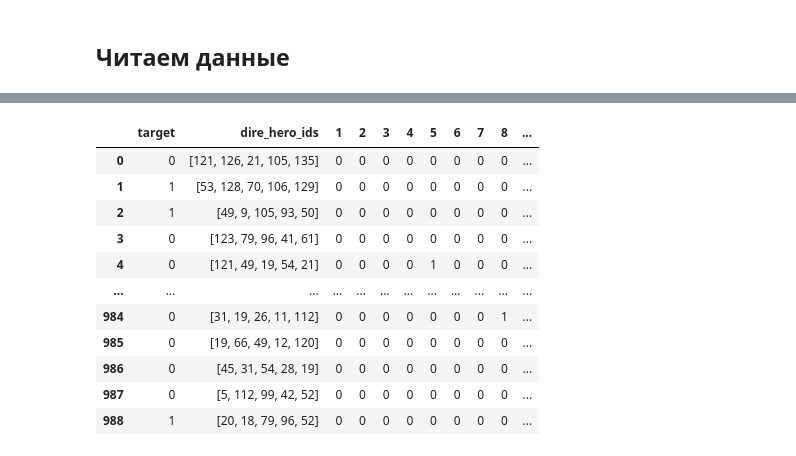
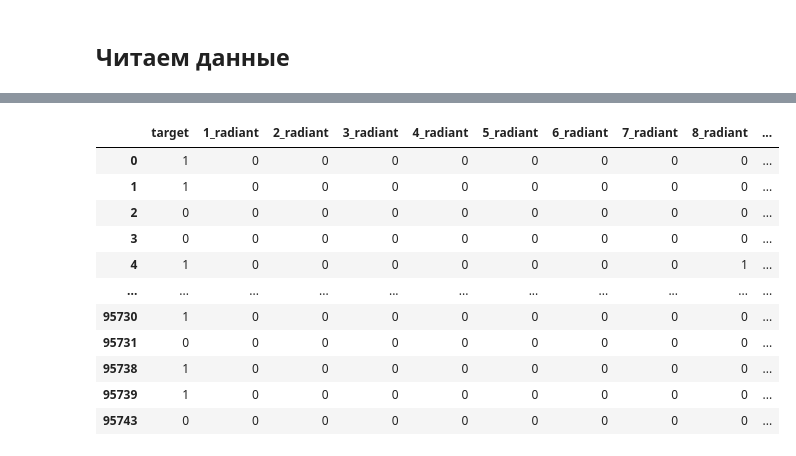
Before and after one commit to LeDron12/SmartDota, a Jupyter notebook: src/experiments/ids_only/ids_only.ipynb, the cells around one changed output, grey strips where cells are left out. Cells and saved outputs as stored; diff of their text form; code cells hidden in the pictures.

```diff
--- a/src/experiments/ids_only/ids_only.ipynb
+++ b/src/experiments/ids_only/ids_only.ipynb
@@ -47,0 +67,10 @@ None
+# %%
+df_train_val = pd.DataFrame()
+
+df_train_val['target'] = [1 if match.radiant_win else 0 for match in train_data]
+df_train_val['radiant_hero_ids'] = [match.radiant_team for match in train_data]
+df_train_val['dire_hero_ids'] = [match.dire_team for match in train_data]
+
+df_train_val.dropna(inplace=True)
+display(df_train_val.sample(5))
+df_train_val.groupby('target')['target'].count()
@@ -70,8 +135,0 @@ len(targets)
-# %%
-df = pd.DataFrame()
-df['target'] = targets
-df['radiant_hero_ids'] = radiants
-df['dire_hero_ids'] = dires
-
-display(df.sample(10))
-df.groupby('target')['target'].count()
@@ -98,39 +136,46 @@ Name: target, dtype: int64
 # %%
 from sklearn.preprocessing import MultiLabelBinarizer
 
 mlb = MultiLabelBinarizer(sparse_output=True)
 
-df1 = df.join(
-        pd.DataFrame.sparse.from_spmatrix(
-            mlb.fit_transform(df.pop('radiant_hero_ids')),
-            index=df.index,
-            columns=mlb.classes_
+def make_hero_onehot(df):
+    df1 = df.join(
+            pd.DataFrame.sparse.from_spmatrix(
+                mlb.fit_transform(df.pop('radiant_hero_ids')),
+                index=df.index,
+                columns=mlb.classes_
+            )
         )
-    )
-display(df1)
+    # display(df1)
 
+    df2 = df1.join(
+            pd.DataFrame.sparse.from_spmatrix(
+                mlb.fit_transform(df1.pop('dire_hero_ids')),
+                index=df1.index,
+                columns=mlb.classes_
+            ),
+            lsuffix='_radiant',
+            rsuffix='_dire'
+        )
+    # display(df2)
 
+    return df2
 
-df2 = df1.join(
-        pd.DataFrame.sparse.from_spmatrix(
-            mlb.fit_transform(df1.pop('dire_hero_ids')),
-            index=df1.index,
-            columns=mlb.classes_
-        ),
-        lsuffix='_radiant',
-        rsuffix='_dire'
-    )
-display(df2)
+df_train_val = make_hero_onehot(df_train_val).drop_duplicates()
+df_test = make_hero_onehot(df_test).drop_duplicates()
+
+display(df_train_val)
+display(df_test)
 # %% [output]
-|  | target | dire_hero_ids | 1 | 2 | 3 | 4 | 5 | 6 | 7 | 8 | ... |
-| 0 | 0 | [121, 126, 21, 105, 135] | 0 | 0 | 0 | 0 | 0 | 0 | 0 | 0 | ... |
-| 1 | 1 | [53, 128, 70, 106, 129] | 0 | 0 | 0 | 0 | 0 | 0 | 0 | 0 | ... |
-| 2 | 1 | [49, 9, 105, 93, 50] | 0 | 0 | 0 | 0 | 0 | 0 | 0 | 0 | ... |
-| 3 | 0 | [123, 79, 96, 41, 61] | 0 | 0 | 0 | 0 | 0 | 0 | 0 | 0 | ... |
-| 4 | 0 | [121, 49, 19, 54, 21] | 0 | 0 | 0 | 0 | 1 | 0 | 0 | 0 | ... |
-| ... | ... | ... | ... | ... | ... | ... | ... | ... | ... | ... | ... |
-| 984 | 0 | [31, 19, 26, 11, 112] | 0 | 0 | 0 | 0 | 0 | 0 | 0 | 1 | ... |
-| 985 | 0 | [19, 66, 49, 12, 120] | 0 | 0 | 0 | 0 | 0 | 0 | 0 | 0 | ... |
-| 986 | 0 | [45, 31, 54, 28, 19] | 0 | 0 | 0 | 0 | 0 | 0 | 0 | 0 | ... |
-| 987 | 0 | [5, 112, 99, 42, 52] | 0 | 0 | 0 | 0 | 0 | 0 | 0 | 0 | ... |
-| 988 | 1 | [20, 18, 79, 96, 52] | 0 | 0 | 0 | 0 | 0 | 0 | 0 | 0 | ... |
+|  | target | 1_radiant | 2_radiant | 3_radiant | 4_radiant | 5_radiant | 6_radiant | 7_radiant | 8_radiant | ... |
+| 0 | 1 | 0 | 0 | 0 | 0 | 0 | 0 | 0 | 0 | ... |
+| 1 | 1 | 0 | 0 | 0 | 0 | 0 | 0 | 0 | 0 | ... |
+| 2 | 0 | 0 | 0 | 0 | 0 | 0 | 0 | 0 | 0 | ... |
+| 3 | 0 | 0 | 0 | 0 | 0 | 0 | 0 | 0 | 0 | ... |
+| 4 | 1 | 0 | 0 | 0 | 0 | 0 | 0 | 0 | 1 | ... |
+| ... | ... | ... | ... | ... | ... | ... | ... | ... | ... | ... |
+| 95730 | 1 | 0 | 0 | 0 | 0 | 0 | 0 | 0 | 0 | ... |
+| 95731 | 0 | 0 | 0 | 0 | 0 | 0 | 0 | 0 | 0 | ... |
+| 95738 | 1 | 0 | 0 | 0 | 0 | 0 | 0 | 0 | 0 | ... |
+| 95739 | 1 | 0 | 0 | 0 | 0 | 0 | 0 | 0 | 0 | ... |
+| 95743 | 0 | 0 | 0 | 0 | 0 | 0 | 0 | 0 | 0 | ... |
```
Also changed, not shown: parts of 27 cells of this notebook, 17 other files.
